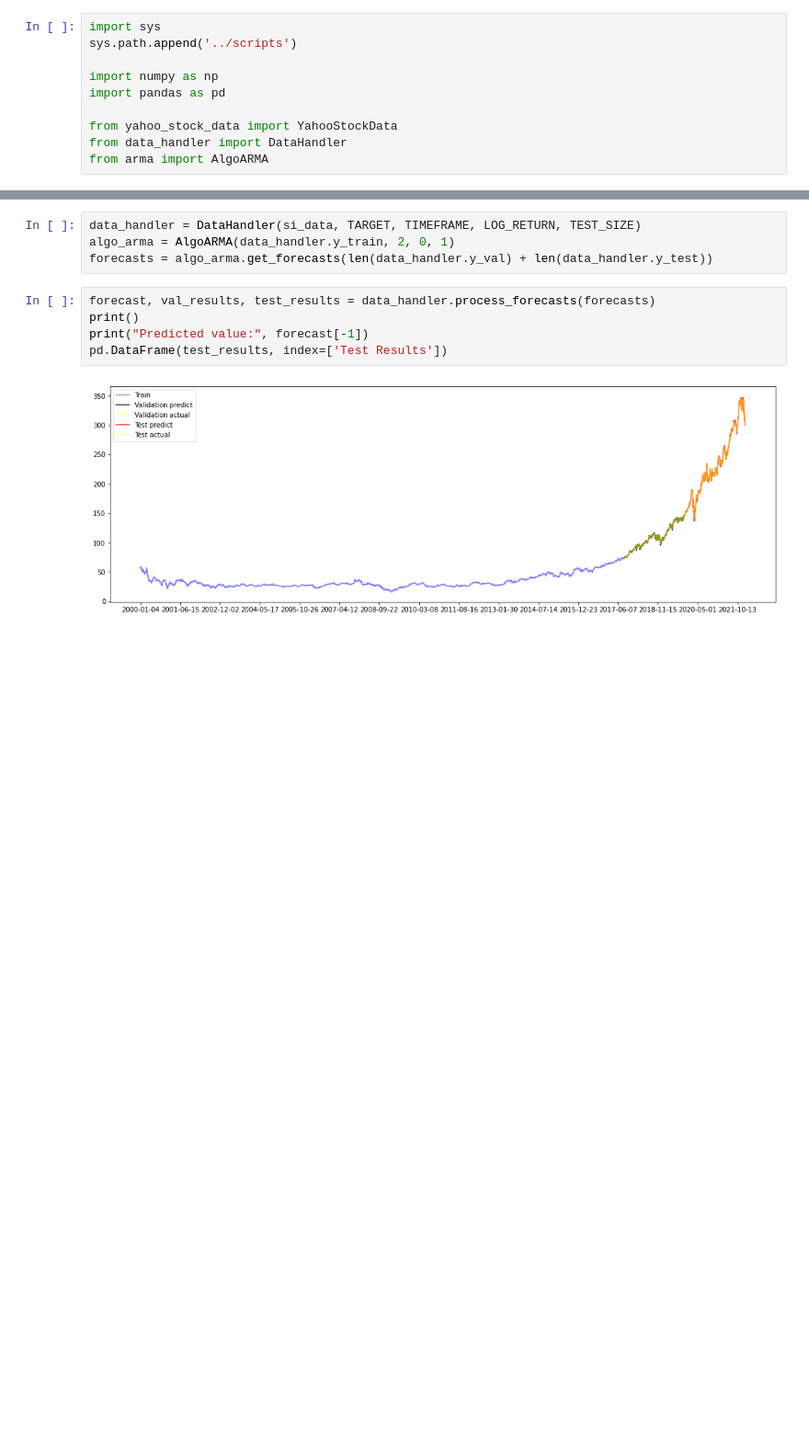
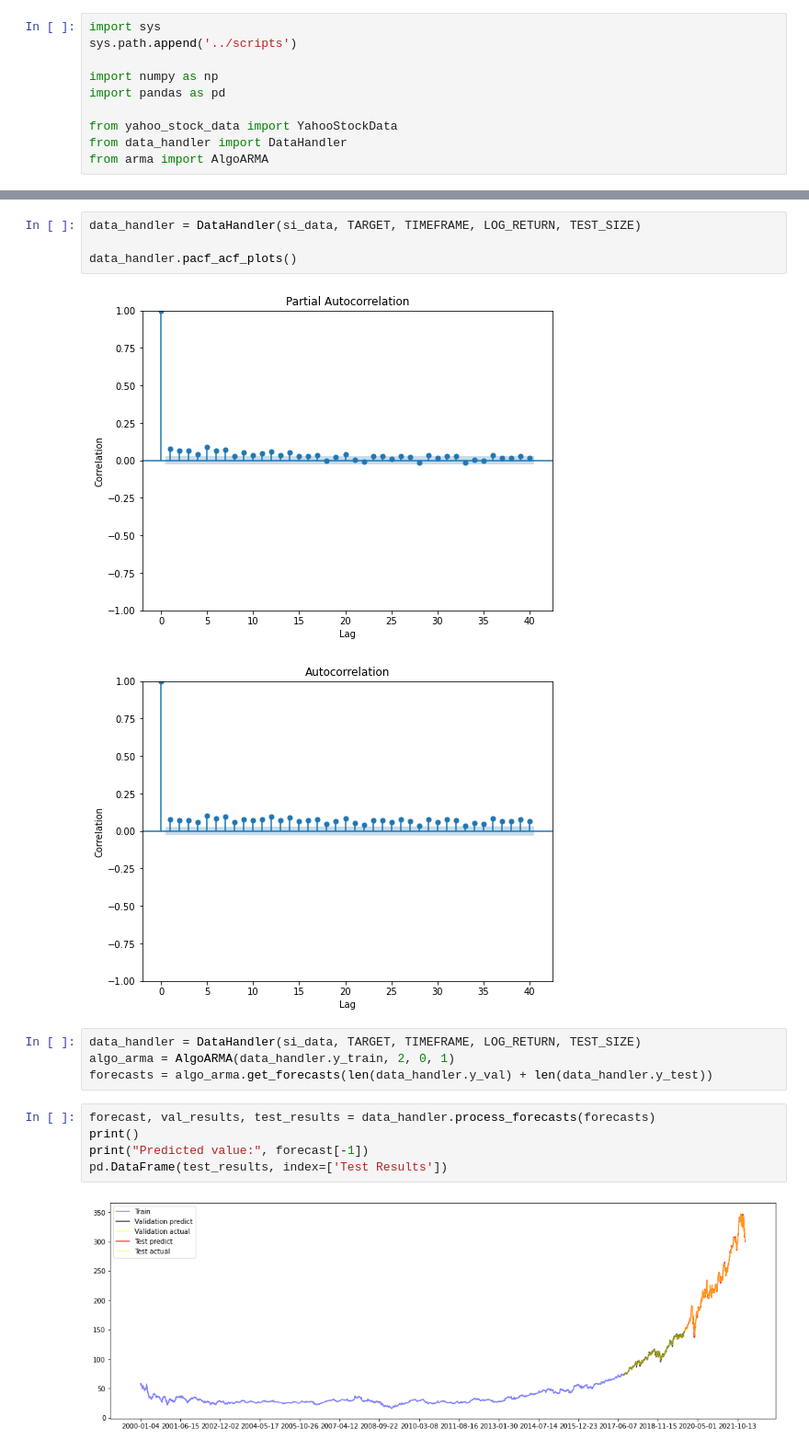
Before and after one commit to ss-github-code/stock_prediction, a Jupyter notebook: src/notebooks/ARMA.ipynb, the cells around one changed output, grey strips where cells are left out. Shown at 92% size. Saved outputs shown, nothing was run; the diff lists cells and outputs as text; blank space fills up the shorter version.

Commit message:
add pacf and acf plots

```diff
--- a/src/notebooks/ARMA.ipynb
+++ b/src/notebooks/ARMA.ipynb
@@ -25,3 +27,10 @@ si_data.reset_index(inplace=True)
+# %%
+data_handler = DataHandler(si_data, TARGET, TIMEFRAME, LOG_RETURN, TEST_SIZE)
+
+data_handler.pacf_acf_plots()
+# %% [output]
+[figure, added]
+[figure, added]
 # %%
 data_handler = DataHandler(si_data, TARGET, TIMEFRAME, LOG_RETURN, TEST_SIZE)
 algo_arma = AlgoARMA(data_handler.y_train, 2, 0, 1)
```
Also changed, not shown: parts of 1 cell of this notebook, 1 other file.
